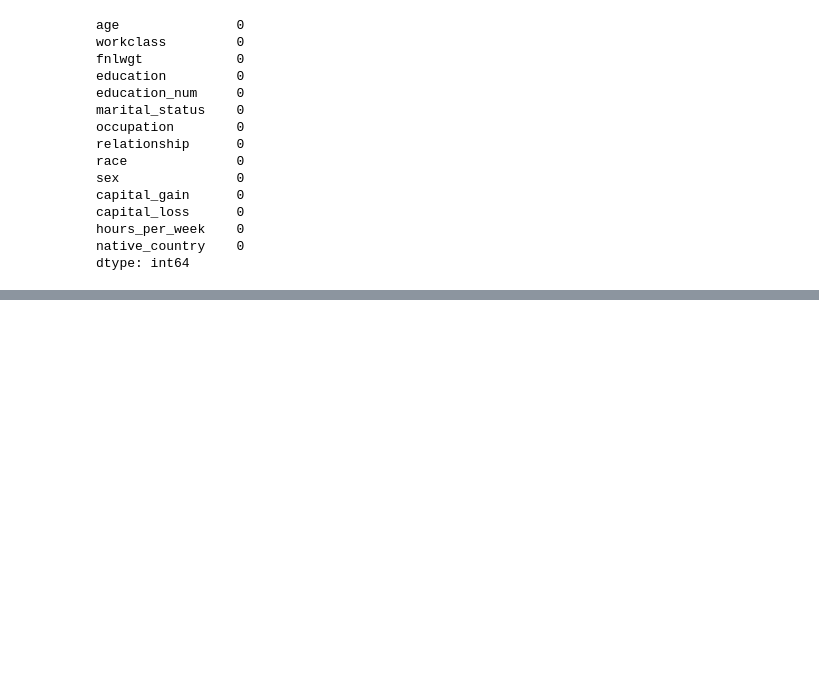
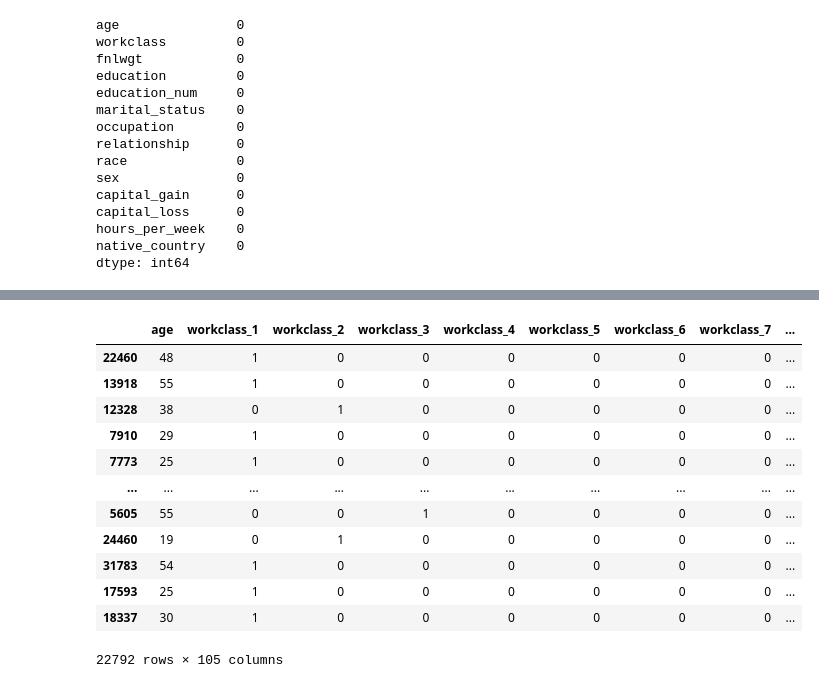
Before and after one commit to Roonit08/Machine-Learning, a Jupyter notebook: ML Learning Session/Adult_using_Naive_Bayes_model.ipynb, the cells around one changed output, grey strips where cells are left out. Cells and saved outputs as stored; diff of their text form; code cells hidden in the pictures; blank space fills up the shorter version.

```diff
--- a/ML Learning Session/Adult_using_Naive_Bayes_model.ipynb
+++ b/ML Learning Session/Adult_using_Naive_Bayes_model.ipynb
@@ -466,0 +476,4 @@ ImportError: cannot import name '_lazywhere' from 'scipy._lib._util' (C:\Users\R
+# %%
+encoder = ce.OneHotEncoder(cols=categorical)
+x_train = encoder.fit_transform(x_train)
+x_test = encoder.transform(x_test)
@@ -466,0 +484,16 @@ ImportError: cannot import name '_lazywhere' from 'scipy._lib._util' (C:\Users\R
+# %%
+x_train
+# %% [output]
+|  | age | workclass_1 | workclass_2 | workclass_3 | workclass_4 | workclass_5 | workclass_6 | workclass_7 | ... |
+| 22460 | 48 | 1 | 0 | 0 | 0 | 0 | 0 | 0 | ... |
+| 13918 | 55 | 1 | 0 | 0 | 0 | 0 | 0 | 0 | ... |
+| 12328 | 38 | 0 | 1 | 0 | 0 | 0 | 0 | 0 | ... |
+| 7910 | 29 | 1 | 0 | 0 | 0 | 0 | 0 | 0 | ... |
+| 7773 | 25 | 1 | 0 | 0 | 0 | 0 | 0 | 0 | ... |
+| ... | ... | ... | ... | ... | ... | ... | ... | ... | ... |
+| 5605 | 55 | 0 | 0 | 1 | 0 | 0 | 0 | 0 | ... |
+| 24460 | 19 | 0 | 1 | 0 | 0 | 0 | 0 | 0 | ... |
+| 31783 | 54 | 1 | 0 | 0 | 0 | 0 | 0 | 0 | ... |
+| 17593 | 25 | 1 | 0 | 0 | 0 | 0 | 0 | 0 | ... |
+| 18337 | 30 | 1 | 0 | 0 | 0 | 0 | 0 | 0 | ... |
+22792 rows × 105 columns
```
Also changed, not shown: parts of 5 cells of this notebook.
